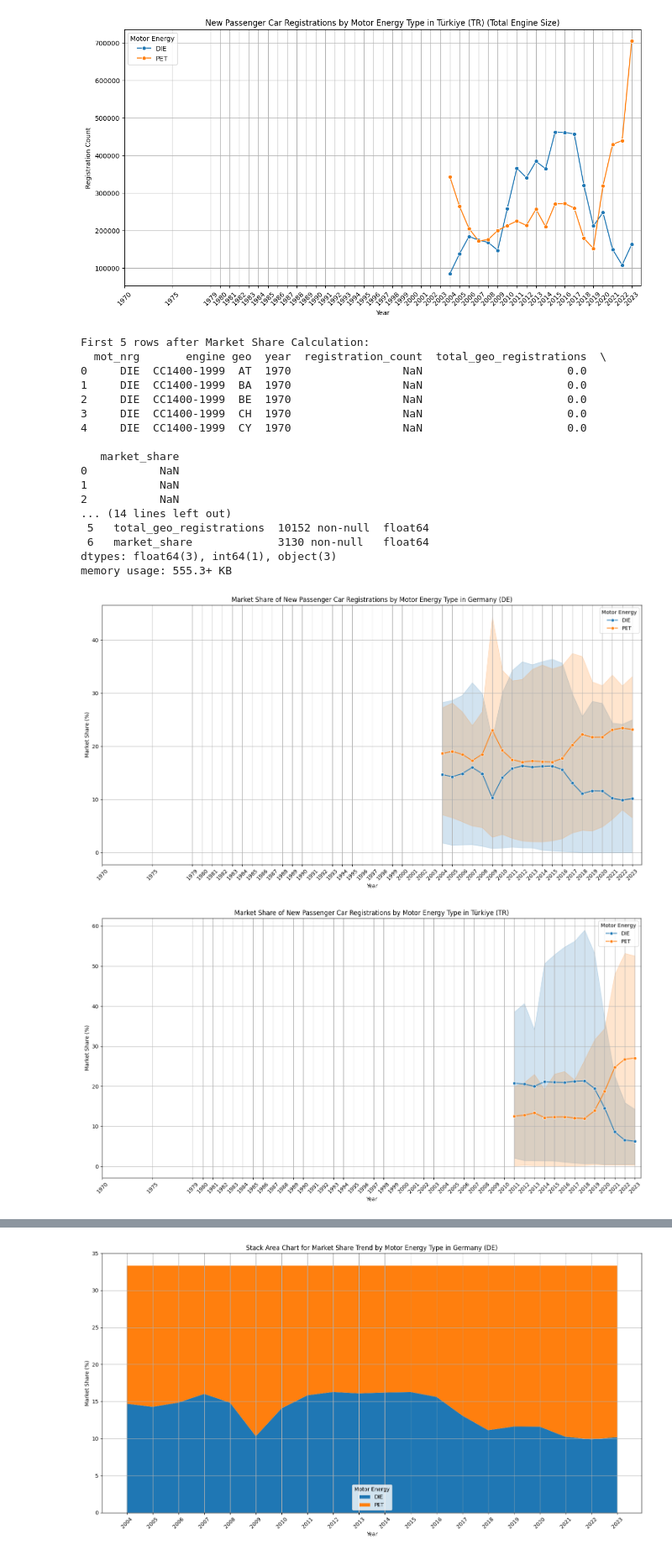
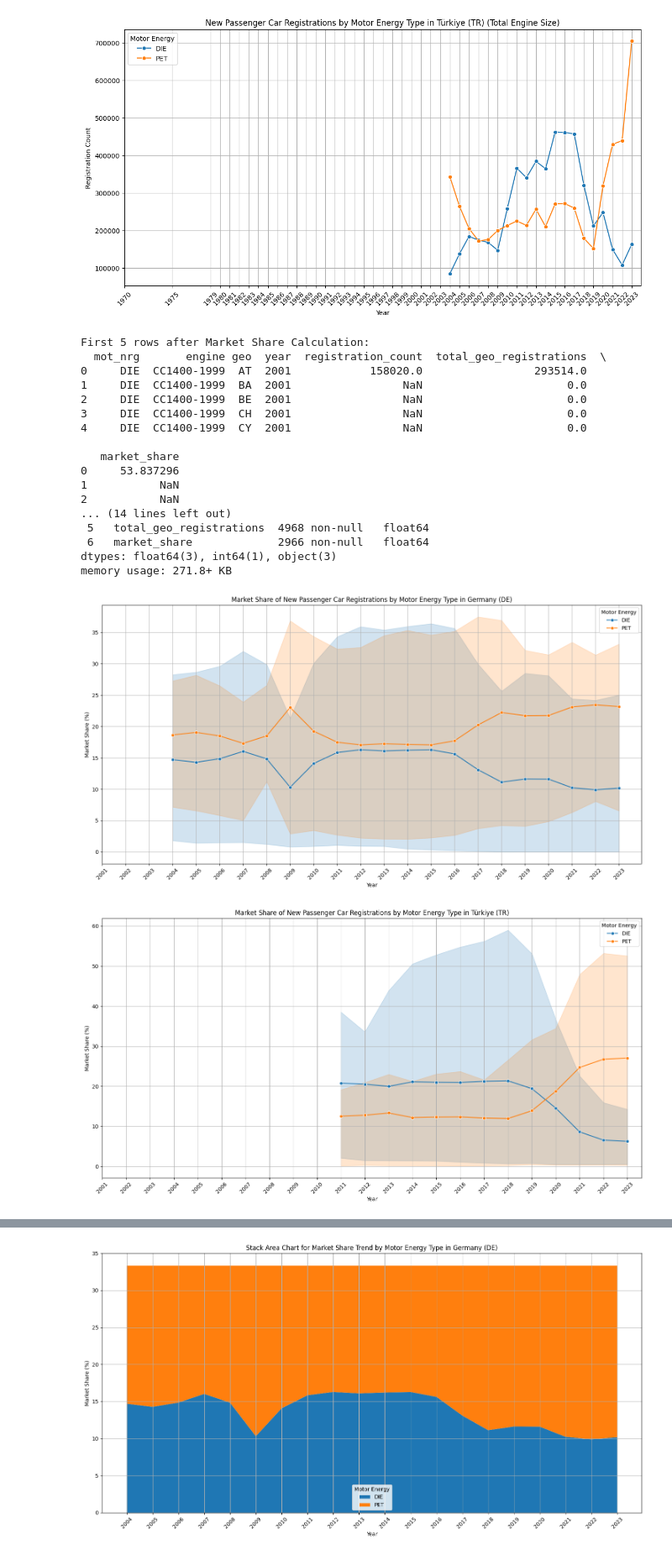
Before and after one commit to dogan-the-analyst/European_Passenger_Car_Market_Analysis, a Jupyter notebook: Automotive_Data_Analysis.ipynb, the cells around one changed output, grey strips where cells are left out. Shown at 84% size. Saved outputs shown, nothing was run; the diff lists cells and outputs as text; code cells hidden in the pictures.

```diff
--- a/Automotive_Data_Analysis.ipynb
+++ b/Automotive_Data_Analysis.ipynb
@@ -228,9 +228,12 @@ None
 import matplotlib.ticker as mticker # Import for x-axis tick formatting
 
 # --- 4. Data Preparation for Market Share Analysis ---
+min_year_for_plotting = 2000
 
 # Filter out 'TOTAL' categories for both motor energy and engine size.
-df_filtered = df[(df['mot_nrg'] != 'TOTAL') & (df['engine'] != 'TOTAL')]
+df_filtered = df[(df['mot_nrg'] != 'TOTAL') &
+                 (df['engine'] != 'TOTAL') &
+                 (df['year'] > min_year_for_plotting)]
 
 # Calculate total registrations per year and geographical entity (country/region).
 # This sum will serve as the denominator for market share calculation.
@@ -267,43 +270,43 @@ plt.grid(True)
 plt.gca().xaxis.set_major_locator(mticker.MaxNLocator(integer=True))
 plt.xticks(df_de_market_share['year'].unique(), rotation=45)
 plt.tight_layout() # Adjust layout to prevent labels from overlapping
 plt.show()
 
 
 # 5.2. Market Share Trends for Motor Energy Types in Türkiye (TR)
 df_tr_market_share = df_merged[df_merged['geo'] == 'TR']
 
 plt.figure(figsize=(15, 8))
 sns.lineplot(data=df_tr_market_share, x='year', y='market_share', hue='mot_nrg', marker='o')
 plt.title('Market Share of New Passenger Car Registrations by Motor Energy Type in Türkiye (TR)')
 plt.xlabel('Year')
 plt.ylabel('Market Share (%)')
 plt.legend(title='Motor Energy')
 plt.grid(True)
 # Set x-axis ticks to show only integer years present in the data
 plt.gca().xaxis.set_major_locator(mticker.MaxNLocator(integer=True))
 plt.xticks(df_tr_market_share['year'].unique(), rotation=45)
 plt.tight_layout()
 plt.show()
 # %% [output]
 First 5 rows after Market Share Calculation:
   mot_nrg       engine geo  year  registration_count  total_geo_registrations  \
-0     DIE  CC1400-1999  AT  1970                 NaN                      0.0
-1     DIE  CC1400-1999  BA  1970                 NaN                      0.0
-2     DIE  CC1400-1999  BE  1970                 NaN                      0.0
-3     DIE  CC1400-1999  CH  1970                 NaN                      0.0
-4     DIE  CC1400-1999  CY  1970                 NaN                      0.0
+0     DIE  CC1400-1999  AT  2001            158020.0                 293514.0
+1     DIE  CC1400-1999  BA  2001                 NaN                      0.0
+2     DIE  CC1400-1999  BE  2001                 NaN                      0.0
+3     DIE  CC1400-1999  CH  2001                 NaN                      0.0
+4     DIE  CC1400-1999  CY  2001                 NaN                      0.0
 
    market_share
-0           NaN
+0     53.837296
 1           NaN
 2           NaN
 ... (14 lines left out)
- 5   total_geo_registrations  10152 non-null  float64
- 6   market_share             3130 non-null   float64
+ 5   total_geo_registrations  4968 non-null   float64
+ 6   market_share             2966 non-null   float64
 dtypes: float64(3), int64(1), object(3)
-memory usage: 555.3+ KB
+memory usage: 271.8+ KB
-[figure, old version]
+[figure, new version]
-[figure, old version]
+[figure, new version]
 # %%
 # --- 6. Data Preparation for Motor Size Market Share Analysis ---
```
Also changed, not shown: parts of 4 cells of this notebook, 4 other files.
